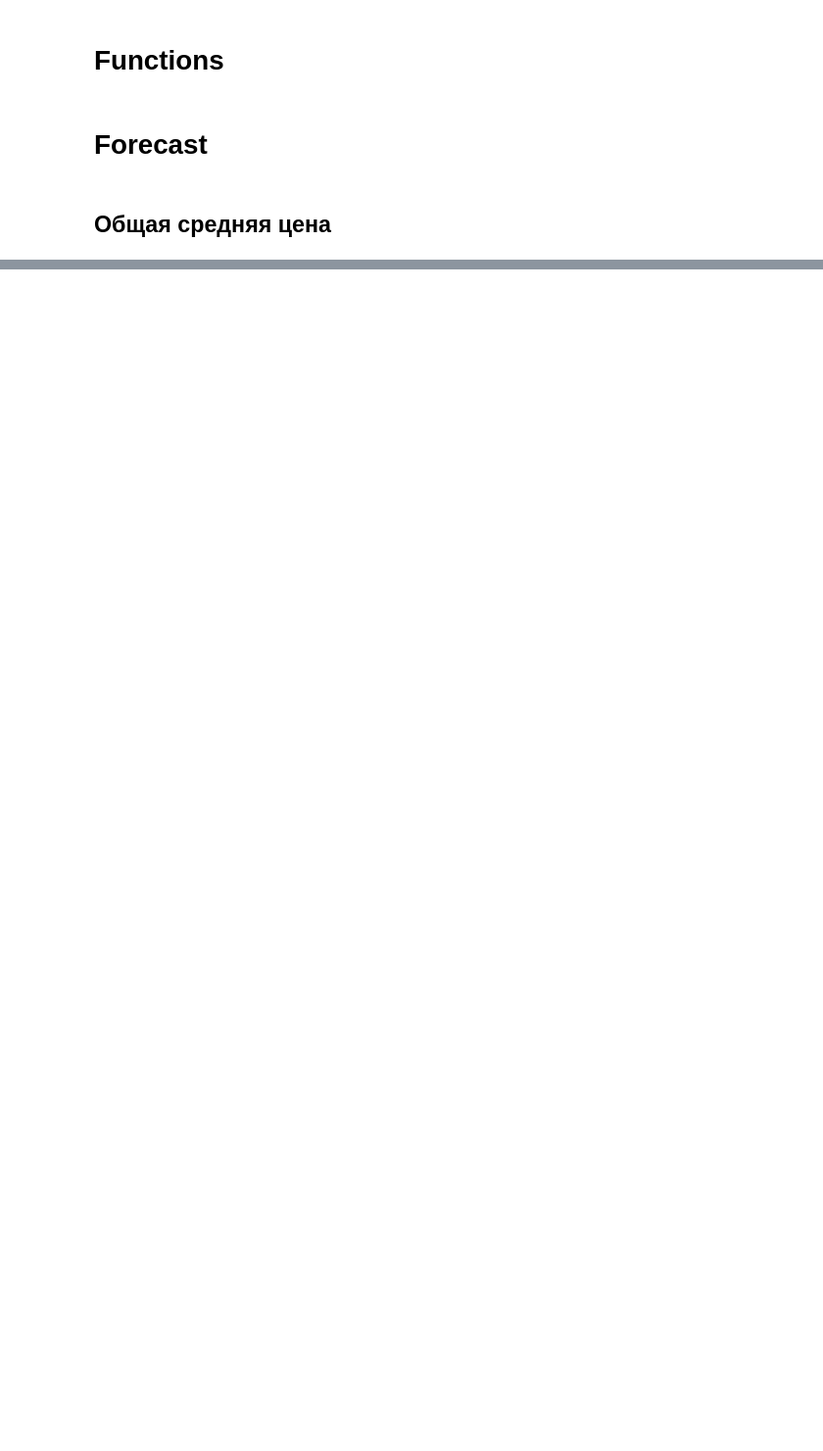
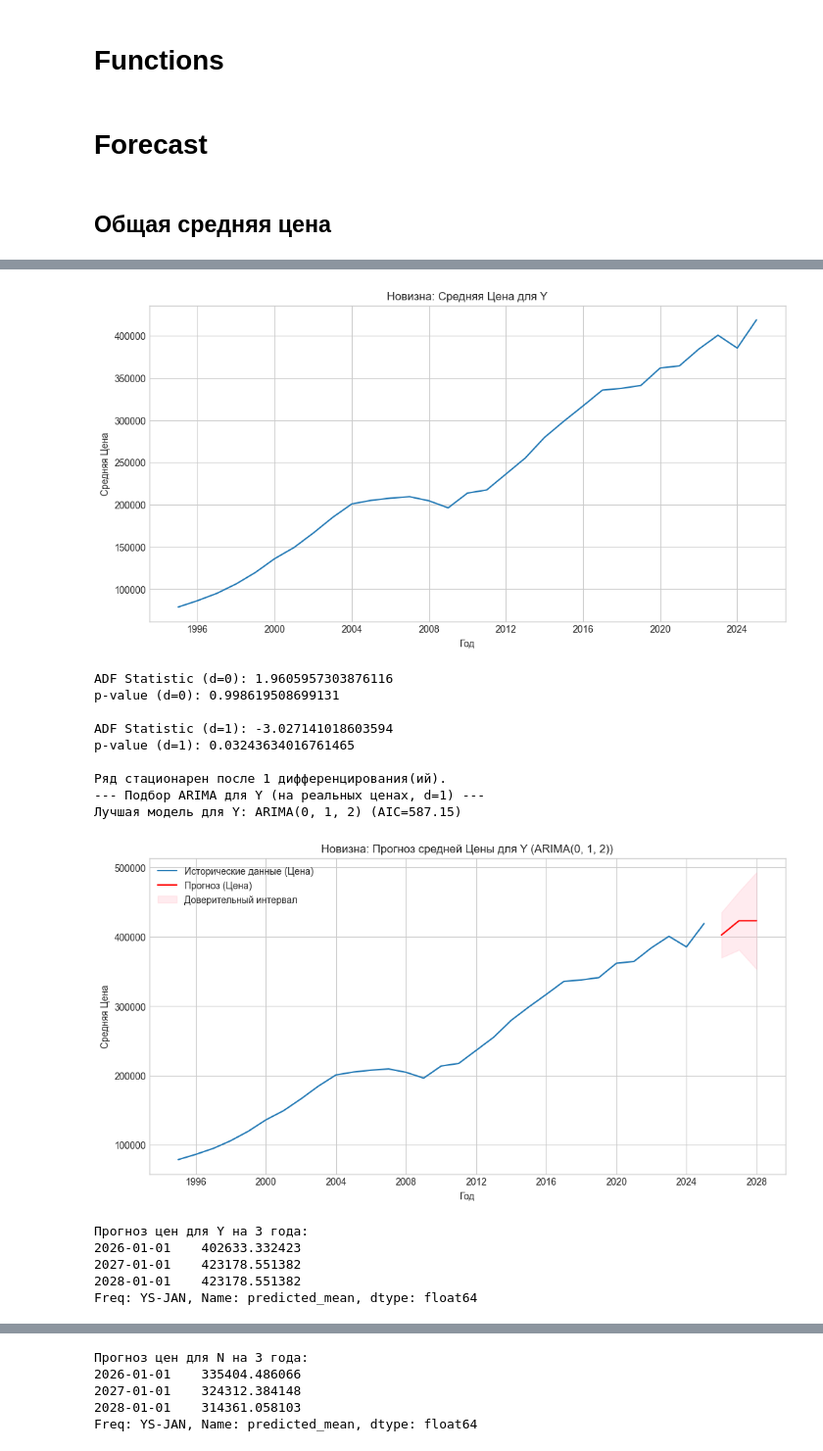
Before and after one commit to 1337Tema/HM-Land-Registry-ML-EDA-ARIMA-Geospatial, a Jupyter notebook: ARIMA.ipynb, the cells around one changed output, grey strips where cells are left out. Shown at 98% size. Saved outputs shown, nothing was run; the diff lists cells and outputs as text; code cells hidden in the pictures; blank space fills up the shorter version.

```diff
--- a/ARIMA.ipynb
+++ b/ARIMA.ipynb
@@ -122,0 +289,22 @@ KeyError: 'Column not found: log_price'
+# %%
+old_new_types = df_ts['old_new'].dropna().unique()
+for on_type in old_new_types:
+    series_on_actual = prepare_timeseries(df_ts, 'old_new', on_type)
+    df_results = plot_arima_forecast_statsmodels(series_on_actual, f"{on_type}", df_results, n_periods=N_FORECAST_YEARS, title_prefix="Новизна: ")
+# %% [output]
+[figure, added]
+ADF Statistic (d=0): 1.9605957303876116
+p-value (d=0): 0.998619508699131
+
+ADF Statistic (d=1): -3.027141018603594
+p-value (d=1): 0.03243634016761465
+
+Ряд стационарен после 1 дифференцирования(ий).
+--- Подбор ARIMA для Y (на реальных ценах, d=1) ---
+Лучшая модель для Y: ARIMA(0, 1, 2) (AIC=587.15)
+[figure, added]
+Прогноз цен для Y на 3 года:
+2026-01-01    402633.332423
+2027-01-01    423178.551382
+2028-01-01    423178.551382
+Freq: YS-JAN, Name: predicted_mean, dtype: float64
@@ -122,0 +322,5 @@ KeyError: 'Column not found: log_price'
+Прогноз цен для N на 3 года:
+2026-01-01    335404.486066
+2027-01-01    324312.384148
+2028-01-01    314361.058103
+Freq: YS-JAN, Name: predicted_mean, dtype: float64
```
Also changed, not shown: parts of 20 cells of this notebook, 7 other files.
